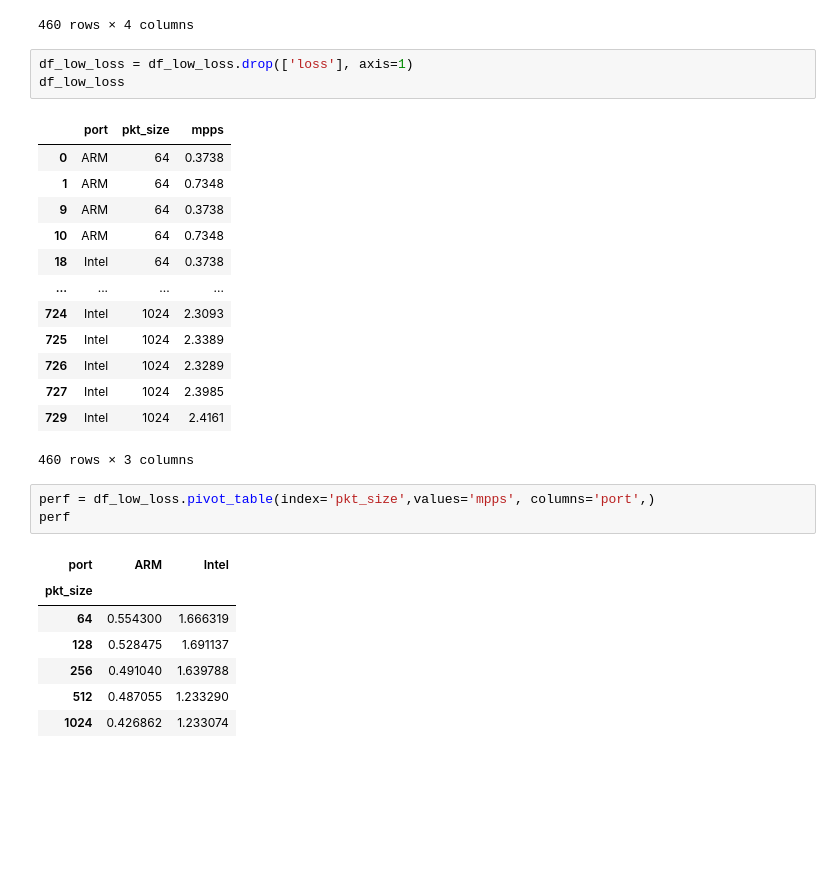
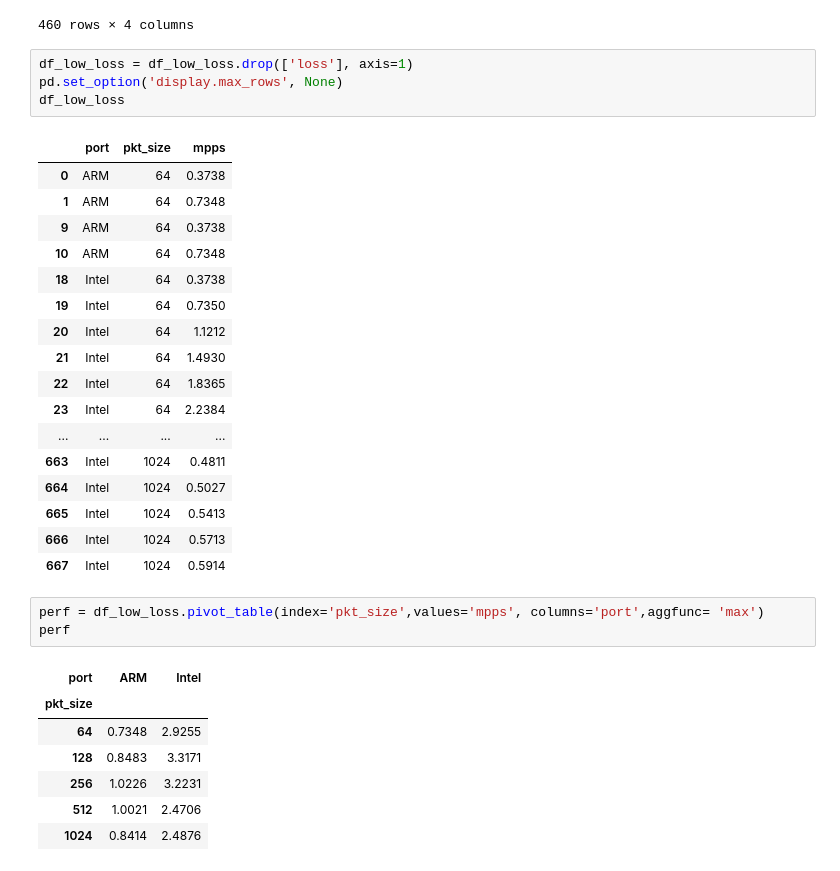
Before and after one commit to mwiget/xdp-intel-vs-arm, a Jupyter notebook: xdp_redirect/analysis.ipynb, the cells around one changed output. Saved outputs shown, nothing was run; the diff lists cells and outputs as text; blank space fills up the shorter version.

```diff
--- a/xdp_redirect/analysis.ipynb
+++ b/xdp_redirect/analysis.ipynb
@@ -85,32 +85,37 @@ df_low_loss
 460 rows × 4 columns
 # %%
 df_low_loss = df_low_loss.drop(['loss'], axis=1)
+pd.set_option('display.max_rows', None)
 df_low_loss
 # %% [output]
 |  | port | pkt_size | mpps |
 | 0 | ARM | 64 | 0.3738 |
 | 1 | ARM | 64 | 0.7348 |
 | 9 | ARM | 64 | 0.3738 |
 | 10 | ARM | 64 | 0.7348 |
 | 18 | Intel | 64 | 0.3738 |
+| 19 | Intel | 64 | 0.7350 |
+| 20 | Intel | 64 | 1.1212 |
+| 21 | Intel | 64 | 1.4930 |
+| 22 | Intel | 64 | 1.8365 |
+| 23 | Intel | 64 | 2.2384 |
 | ... | ... | ... | ... |
-| 724 | Intel | 1024 | 2.3093 |
-| 725 | Intel | 1024 | 2.3389 |
-| 726 | Intel | 1024 | 2.3289 |
-| 727 | Intel | 1024 | 2.3985 |
-| 729 | Intel | 1024 | 2.4161 |
+| 663 | Intel | 1024 | 0.4811 |
+| 664 | Intel | 1024 | 0.5027 |
+| 665 | Intel | 1024 | 0.5413 |
+| 666 | Intel | 1024 | 0.5713 |
+| 667 | Intel | 1024 | 0.5914 |
-460 rows × 3 columns
 # %%
-perf = df_low_loss.pivot_table(index='pkt_size',values='mpps', columns='port',)
+perf = df_low_loss.pivot_table(index='pkt_size',values='mpps', columns='port',aggfunc= 'max')
 perf
 # %% [output]
 | port | ARM | Intel |
 | pkt_size |  |  |
-| 64 | 0.554300 | 1.666319 |
-| 128 | 0.528475 | 1.691137 |
-| 256 | 0.491040 | 1.639788 |
-| 512 | 0.487055 | 1.233290 |
-| 1024 | 0.426862 | 1.233074 |
+| 64 | 0.7348 | 2.9255 |
+| 128 | 0.8483 | 3.3171 |
+| 256 | 1.0226 | 3.2231 |
+| 512 | 1.0021 | 2.4706 |
+| 1024 | 0.8414 | 2.4876 |
 # %%
 f = plt.figure()
 ax = perf.plot(title='xdp_redirect with 64k fib and 64k flows')
```
Also changed, not shown: parts of 4 cells of this notebook, 1 other file.
